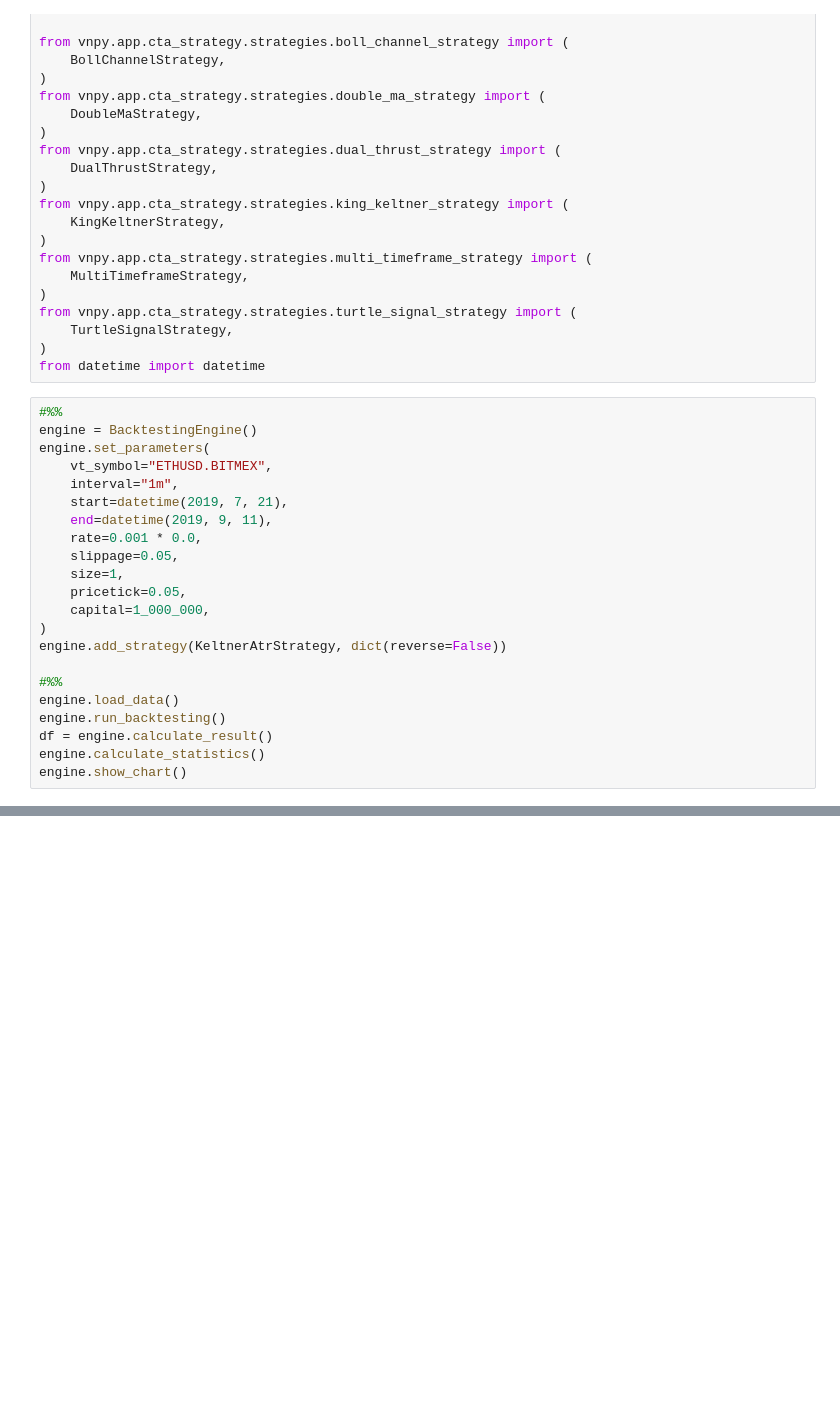
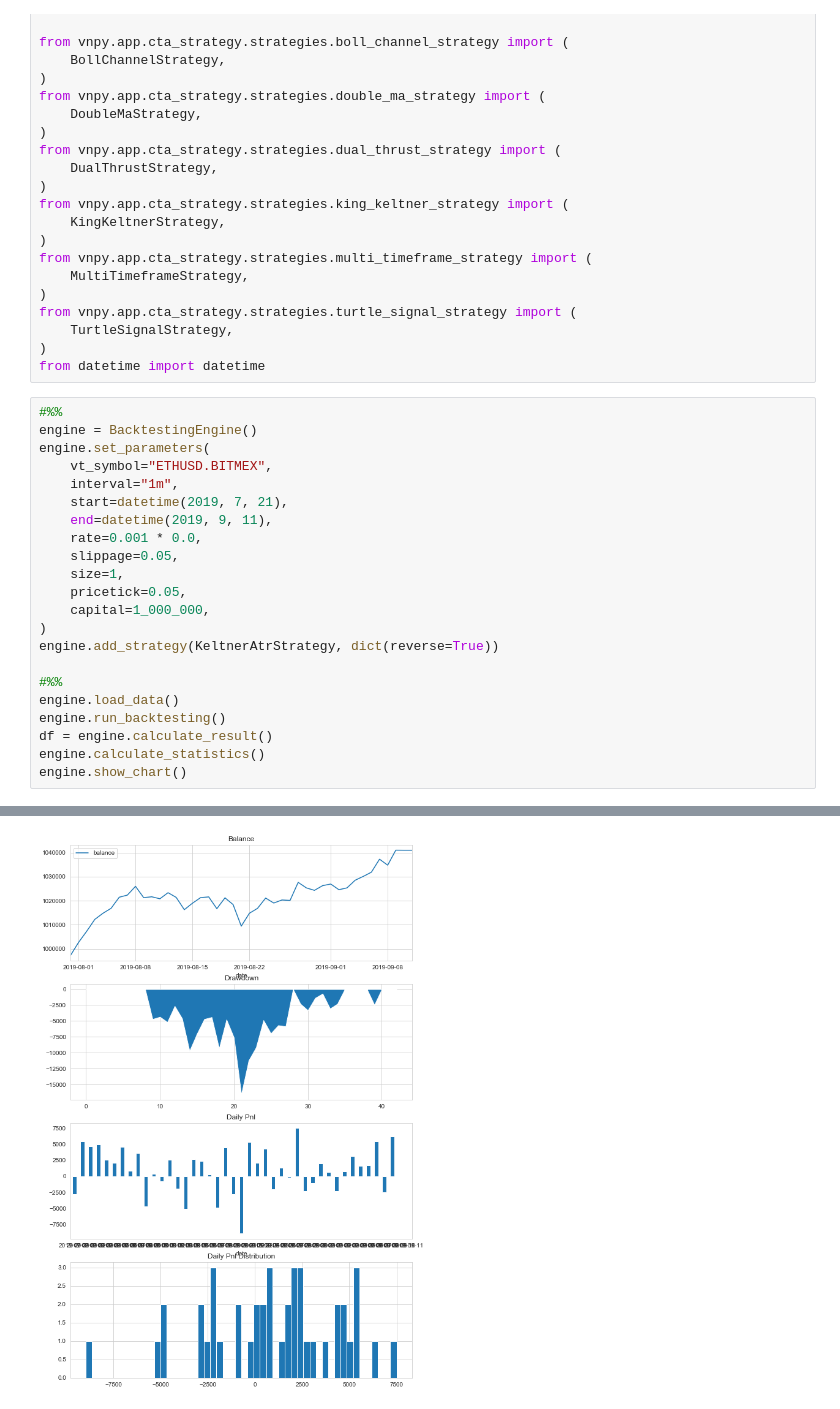
Before and after one commit to holmescn/vnpy, a Jupyter notebook: examples/cta_backtesting/backtesting_btc.ipynb, the cells around one changed output, grey strips where cells are left out. Cells and saved outputs as stored; diff of their text form; blank space fills up the shorter version.

```diff
--- a/examples/cta_backtesting/backtesting_btc.ipynb
+++ b/examples/cta_backtesting/backtesting_btc.ipynb
@@ -77,7 +77,7 @@ engine.set_parameters(
     pricetick=0.05,
     capital=1_000_000,
 )
-engine.add_strategy(KeltnerAtrStrategy, dict(reverse=False))
+engine.add_strategy(KeltnerAtrStrategy, dict(reverse=True))
 
 #%%
 engine.load_data()
@@ -94,0 +106 @@ engine.show_chart()
+[figure, added]
```
Also changed, not shown: parts of 1 cell of this notebook, 4 other files.
